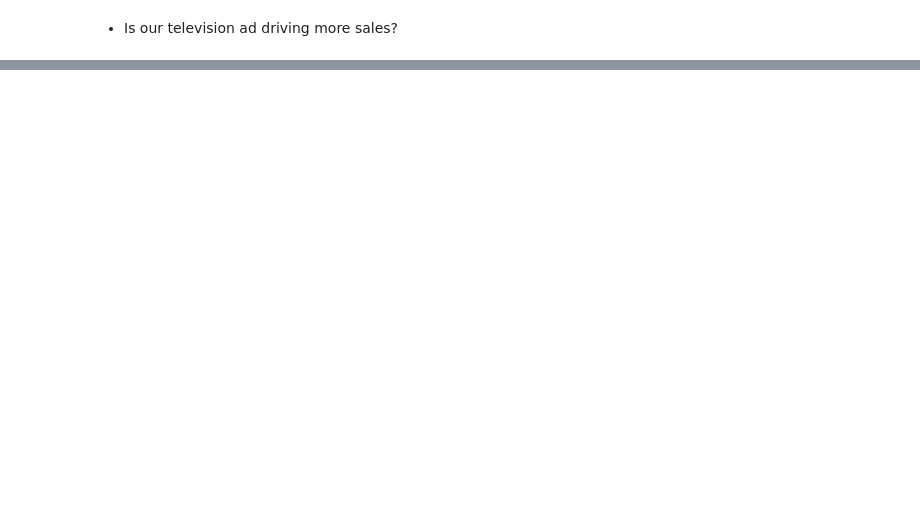
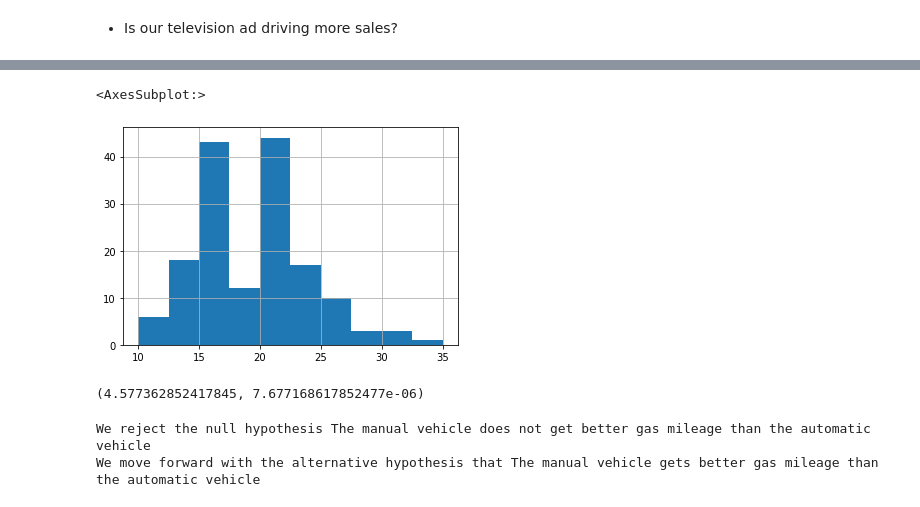
Before and after one commit to DBerchelmann/statistics-exercises, a Jupyter notebook: hypothesis_testing.ipynb, the cells around one changed output, grey strips where cells are left out. Saved outputs shown, nothing was run; the diff lists cells and outputs as text; code cells hidden in the pictures; blank space fills up the shorter version.

```diff
--- a/hypothesis_testing.ipynb
+++ b/hypothesis_testing.ipynb
@@ -36,0 +221,20 @@
+# %%
+auto.average_mileage.hist()
+# %% [output]
+<AxesSubplot:>
+[figure, added]
+# %%
+t, p = stats.ttest_ind(manual.average_mileage, auto.average_mileage)
+t, p
+# %% [output]
+(4.577362852417845, 7.677168617852477e-06)
+# %%
+if (p/2) < a and t > 0:
+    print("We reject the null hypothesis", null_hypothesis)
+    print("We move forward with the alternative hypothesis that", alternative_hypothesis)
+else:
+    print("We fail to reject the null hypothesis")
+    print("Failing to reject the null != 'accepting the null'")
+# %% [output]
+We reject the null hypothesis The manual vehicle does not get better gas mileage than the automatic vehicle
+We move forward with the alternative hypothesis that The manual vehicle gets better gas mileage than the automatic vehicle
```
Also changed, not shown: parts of 38 cells of this notebook, 1 other file.
